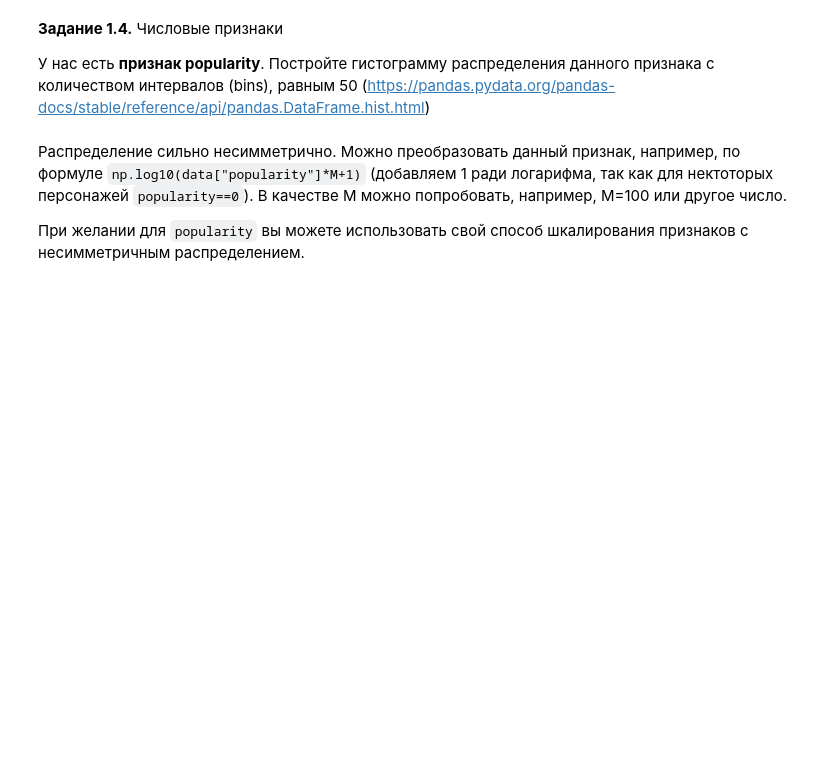
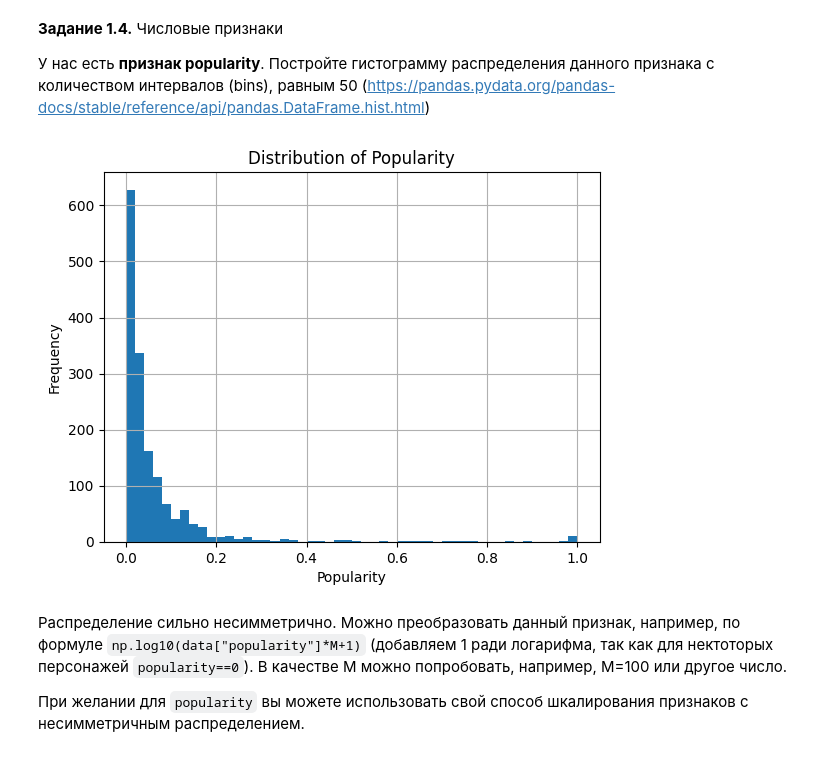
Before and after one commit to alexkutnenko167/stepik-homework-viim41, a Jupyter notebook: week_01_ml_intro/Homework/hw_1_game_of_thrones.ipynb, the cells around one changed output. Cells and saved outputs as stored; diff of their text form; code cells hidden in the pictures; blank space fills up the shorter version.

```diff
--- a/week_01_ml_intro/Homework/hw_1_game_of_thrones.ipynb
+++ b/week_01_ml_intro/Homework/hw_1_game_of_thrones.ipynb
@@ -108,3 +109,4 @@ import seaborn as sns
 # %%
-data = pd.read_csv('ваш_файл.csv', index_col='S.No')
+data = pd.read_csv('/content/game_of_thrones_train.csv', index_col='S.No')
+data.head()
 # %% [output]
@@ -143,6 +200,14 @@ data.describe(include = [...]).T[['count', 'min', 'max']]
 **Задание 1.4.** Числовые признаки
 
 У нас есть **признак popularity**. Постройте гистограмму распределения данного признака с количеством интервалов (bins), равным 50 (https://pandas.pydata.org/pandas-docs/stable/reference/api/pandas.DataFrame.hist.html)
+# %%
+data['popularity'].hist(bins=50)
+plt.xlabel('Popularity')
+plt.ylabel('Frequency')
+plt.title('Distribution of Popularity')
+plt.show()
+# %% [output]
+[figure, added]
 # %% [markdown]
 Распределение сильно несимметрично. Можно преобразовать данный признак, например, по формуле `np.log10(data["popularity"]*M+1)` (добавляем 1 ради логарифма, так как для нектоторых персонажей `popularity==0`). В качестве M можно попробовать, например, M=100 или другое число.
 
```
Also changed, not shown: parts of 10 cells of this notebook.
